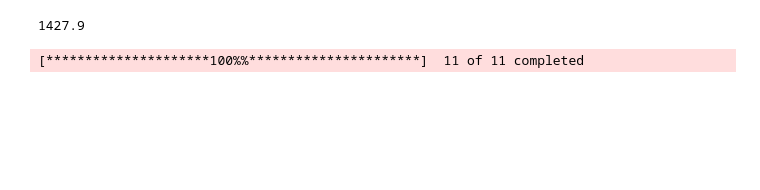
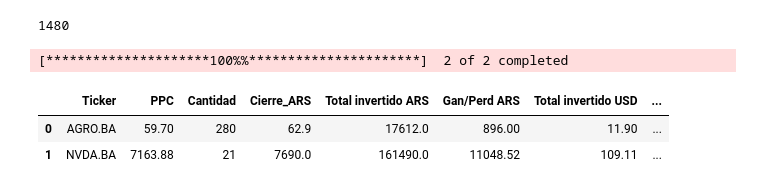
Before and after one commit to Franco2411/Acciones-usd-ganancias, a Jupyter notebook: Ganancia real acciones.ipynb, the cells around one changed output. Cells and saved outputs as stored; diff of their text form; code cells hidden in the pictures; blank space fills up the shorter version.

```diff
--- a/Ganancia real acciones.ipynb
+++ b/Ganancia real acciones.ipynb
@@ -1,3 +5,20 @@
+# %%
+os.environ["GOOGLE_APPLICATION_CREDENTIALS"] ='../acciones-usd-real-firebase-adminsdk-rfxvv-c888549652.json'
+
+# Inicializo firestore
+db = firestore.Client()
+# %%
+list_tickers = []
+try:
+    # Consulto los tickers y los guardo en una lista
+    tickers = db.collection('acciones').stream()
+    for ticker in tickers:
+        list_tickers.append(ticker.to_dict())
+
+    # Convierto la lista en un data frame
+    df_tickers = pd.DataFrame(list_tickers)
+except Exception as e:
+    print(f'No fue posible consultar los datos, error: {e}')
 # %%
 from datetime import datetime
 import requests
@@ -21,39 +42,35 @@ def valor_ccl():
     else:
         print(f"Error: {response.status_code}")
 
-dolar_ccl = valor_ccl()
+#dolar_ccl = valor_ccl()
+dolar_ccl = 1480
 print(dolar_ccl)
 # %% [output]
-1427.9
+1480
 # %%
-import pandas as pd
 import yfinance as yf
-
-# Creo el DataFrame con mis acciones, el PPC y la cantidad que tengo
-df_tickers = pd.DataFrame({
-    'Ticker': ['NVDA.BA', 'GOOGL.BA', 'PFE.BA', 'VIST.BA', 'META.BA', 'COME.BA', 'PAMP.BA', 'MELI.BA', 'GGAL.BA', 'AGRO.BA', 'AMZN.BA'],
-    'PPC': [7163.88, 3998.94, 9267.58, 14377.5, 10900, 94.62, 2528, 18687.17, 3035, 59.7, 1925],
-    'Cantidad': [21, 17, 6, 4, 9, 728, 14, 6, 7, 280, 35]
-})
 
 # Las convierto en lista para poder descargar sus datos y los descargo con yfinance
 list_tickers = df_tickers['Ticker'].to_list()
 yf_t = yf.download(list_tickers, period='1d', interval='2m')['Adj Close']
 
 # Elijo el ultimo registro
 yf_t = yf_t.iloc[-1]
 
 # Creo una columna donde agrego esos precios mapeandolos con el indice de la serie anterior ya que son el mismo
 df_tickers['Cierre_ARS'] = df_tickers['Ticker'].map(yf_t).round(2)
 
 # Agrego otra columna donde se ve la ganancia/perdida en ARS y una donde tengo el total invertido
 df_tickers['Total invertido ARS'] = (df_tickers['Cierre_ARS'] * df_tickers['Cantidad']).round(2)
 df_tickers['Gan/Perd ARS'] = ((df_tickers['Cierre_ARS'] * df_tickers['Cantidad']) - (df_tickers['PPC'] * df_tickers['Cantidad'])).round(2)
 
 # Hago lo mismo pero en USD
 df_tickers['Total invertido USD'] = (df_tickers['Cantidad'] * (df_tickers['Cierre_ARS'] / dolar_ccl)).round(2)
 df_tickers['Gan/Perd USD'] = (df_tickers['Cantidad'] * (df_tickers['Cierre_ARS'] / dolar_ccl)).round(2) - ((df_tickers['PPC'] / dolar_ccl) * df_tickers['Cantidad']).round(2)
 hoy = datetime.now()
-df_tickers.to_excel(f'informe_{hoy.date()}.xlsx')
+df_tickers
 # %% [output]
-[*********************100%%**********************]  11 of 11 completed
+[*********************100%%**********************]  2 of 2 completed
+|  | Ticker | PPC | Cantidad | Cierre_ARS | Total invertido ARS | Gan/Perd ARS | Total invertido USD | ... |
+| 0 | AGRO.BA | 59.70 | 280 | 62.9 | 17612.0 | 896.00 | 11.90 | ... |
+| 1 | NVDA.BA | 7163.88 | 21 | 7690.0 | 161490.0 | 11048.52 | 109.11 | ... |
```
Also changed, not shown: parts of 2 cells of this notebook, 1 other file.
